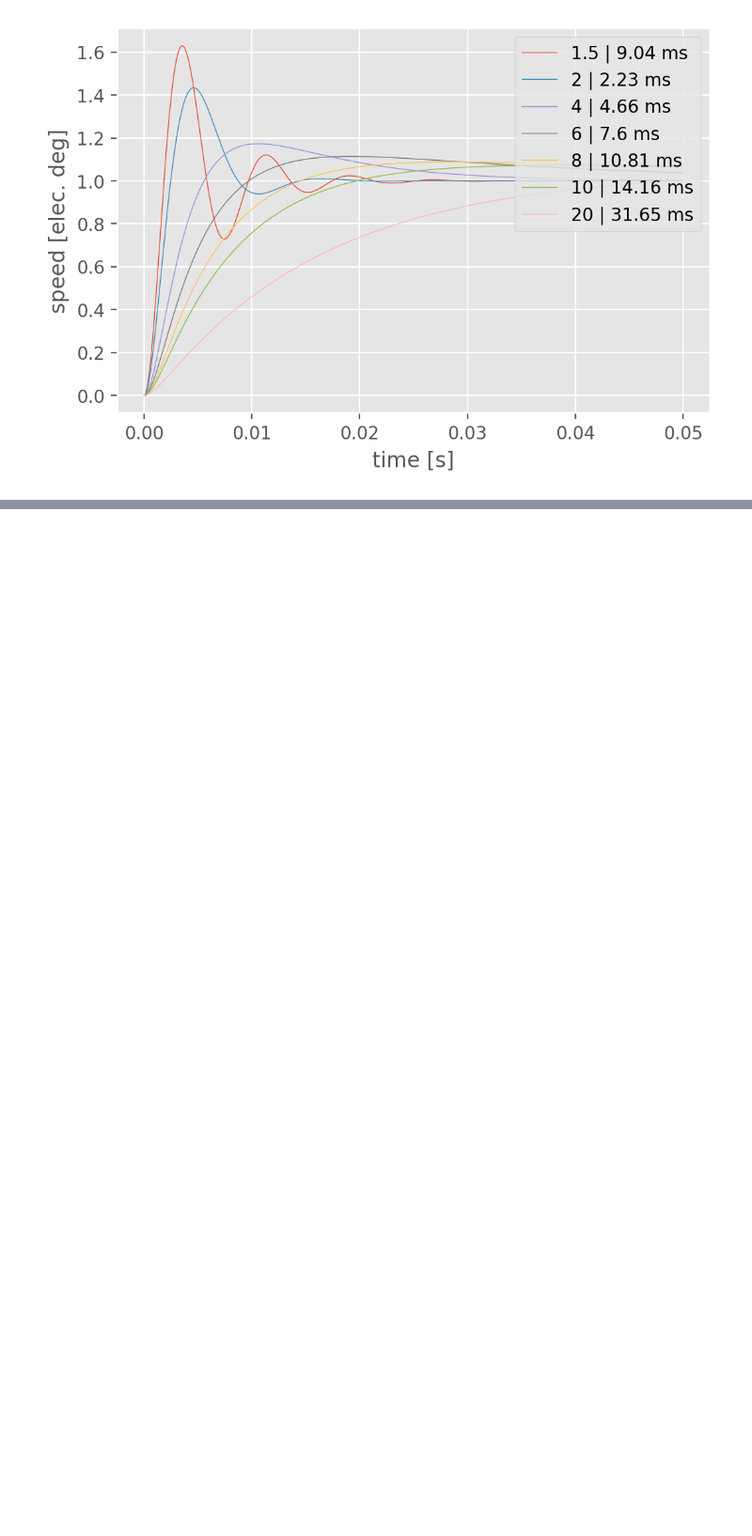
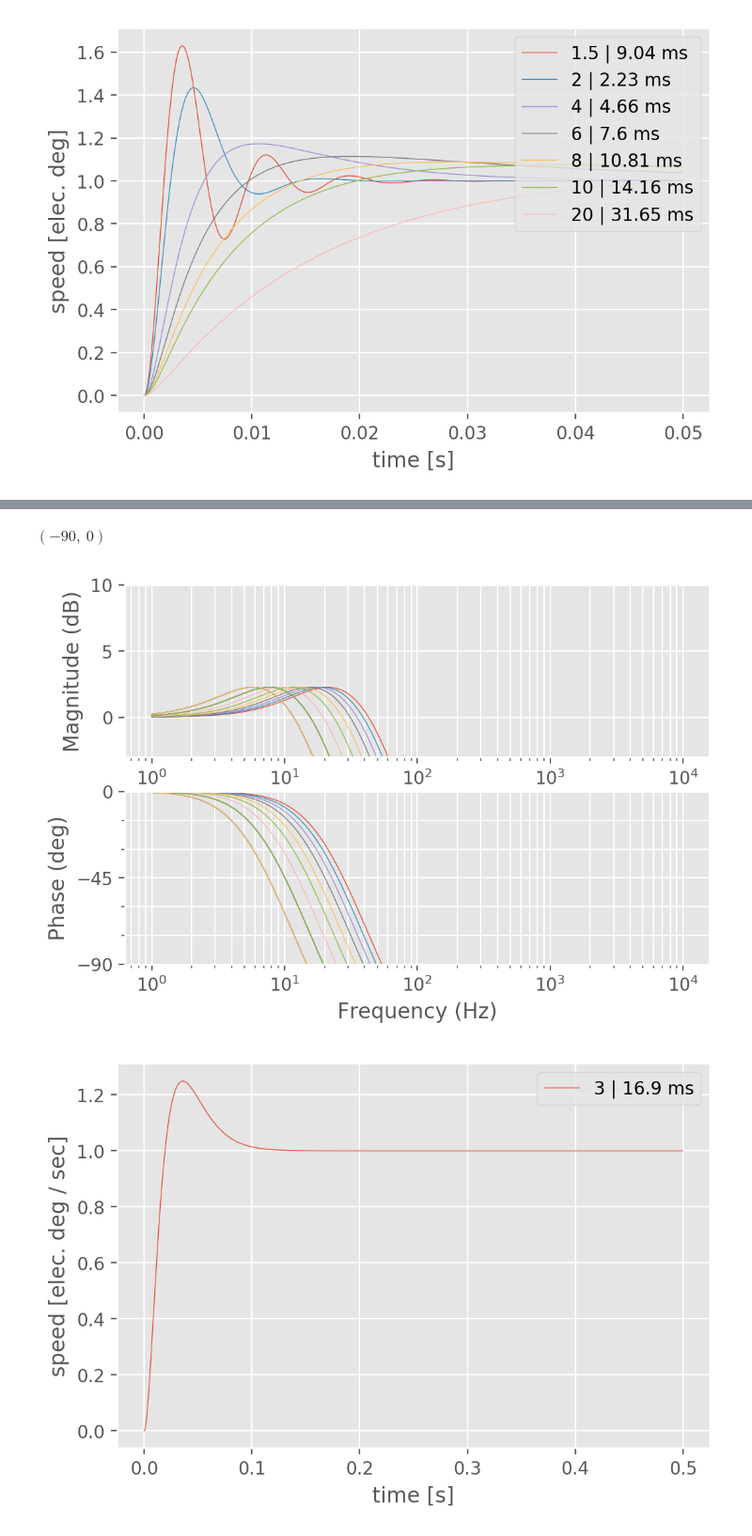
Before and after one commit to horychen/PidTuner, a Jupyter notebook: 033_PID_Tuner.ipynb, the cells around one changed output, grey strips where cells are left out. Shown at 94% size. Drawn from its saved outputs; the diff is of its cells as text; code cells hidden in the pictures; blank space fills up the shorter version.

Commit message:
Use the pid tuner for ACMSIMC PMSM control.

```diff
--- a/033_PID_Tuner.ipynb
+++ b/033_PID_Tuner.ipynb
@@ -432,0 +433,69 @@ speedKp = 18.3783 | speedKi = 153.153 | wzero = 24.375 Hz | cutoff = 97.5 Hz | i
+# %%
+# For the PMSM from ACMSIMC_TUT
+
+# Iterate for a preset speed rise time and delta
+
+# Pick your favorite step repsonse by "shape" via damping factor \delta
+delta = 3
+
+# Specify your desired speed step response rise time
+desired_rise_time_ms = 20
+
+rise_time_ms = 10000 # ms (initial)
+BW_current_Hz = 100 # Hz (initial)
+count = 0
+while True:
+    count += 1
+    if count>20:
+        break
+
+    # Current loop (Tune its bandwidth to support required speed response)
+    if abs(rise_time_ms - desired_rise_time_ms)<=1.0: # ms
+        break
+    else:
+        if rise_time_ms > desired_rise_time_ms:
+            BW_current_Hz += 10 # Hz
+        else:
+            BW_current_Hz -= 10 # Hz
+            if BW_current_Hz<=0:
+                raise Exception('Change the step size of "BW_current_Hz" and try again.')
+                break
+    print(f'BW_current_Hz = {BW_current_Hz}')
+    R = 0.45 # Ohm
+    L = 0.00415 # H
+    Kp, Ki = get_coeffs_dc_motor_current_regulator(R, L, BW_current_Hz)
+    Gi_closed = control.tf([1], [L/Kp, 1])
+    currentBandwidth_radPerSec = Kp/L
+    print('\tCurrent loop Kp, Ki = %g, %g' %(Kp, Ki))
+
+    # Speed loop
+    n_pp = 2
+    J_s  = 0.06
+    dc_motor_motion = control.tf([n_pp/J_s], [1, 0])
+    speedKp, speedKi = get_coeffs_dc_motor_SPEED_regulator(J_s, n_pp, delta, currentBandwidth_radPerSec)
+    print(f'\tspeedKp = {speedKp:g}', f'speedKi = {speedKi:g}', f'wzero = {speedKi/2/np.pi} Hz', f'cutoff = {delta*speedKi/2/np.pi} Hz', f'ipole = {Kp/L/2/np.pi} Hz', sep=' | ')
+
+    speedPI = control.tf([speedKp, speedKp*speedKi], [1, 0])
+    Gw_open = dc_motor_motion * Gi_closed * speedPI
+    Gw_closed = Gw_open / (1+Gw_open)
+
+    fig5 = plt.figure(5)
+    mag, phase, omega = bode_plot(Gw_closed, 2*np.pi*np.logspace(0,4,500), dB=1, Hz=1, deg=1, lw='0.5', label=f'{delta:g}')
+    print('\tSpeed loop bandwidth:', omega[(np.abs(mag-0.707)).argmin()]/2/np.pi, 'Hz')
+
+#     # speed command is 20 rpm and converted to elec. rad/sec
+#     speed_cmd = 1 #20/60*2*np.pi*n_pp
+#     Gw_closed = Gw_closed/speed_cmd # <- change the gain to have a step response of 20 rpm
+
+    T, yout = control.step_response(Gw_closed, np.arange(0,0.5,1e-4))
+    rise_time_ms = T[(np.abs(yout-0.9)).argmin()] * 1000 # <- Potential bug here! rise time is not always correct.
+    print('\t', 'rise_time_ms', rise_time_ms, 'ms')
+figure()
+plt.plot(T, yout, lw='0.5', label=f'{delta:g} | {rise_time_ms:g} ms')
+plt.xlabel('time [s]')
+plt.ylabel('speed [elec. deg / sec]')
+plt.legend(loc='upper right')
+
+fig5.axes[0].set_ylim([-3, 10]) # -3dB
+fig5.axes[1].set_ylim([-90, 0]) # 90 deg
+# %% [output]
@@ -432,0 +519,3 @@ speedKp = 18.3783 | speedKi = 153.153 | wzero = 24.375 Hz | cutoff = 97.5 Hz | i
+$\displaystyle \left( -90, \  0\right)$
+[figure, added]
+[figure, added]
```
Also changed, not shown: parts of 3 cells of this notebook.
